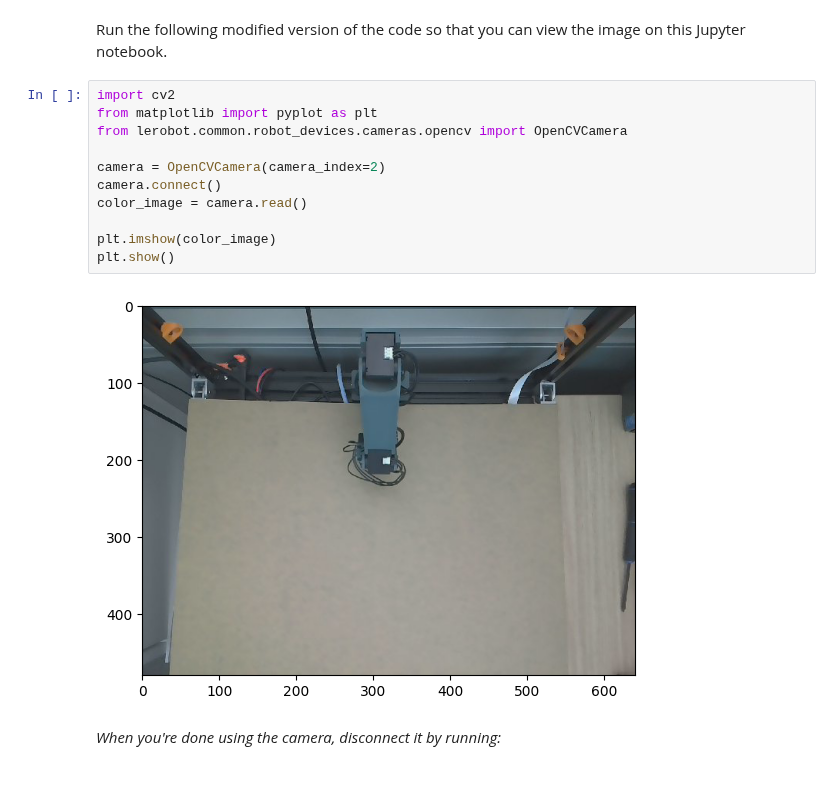
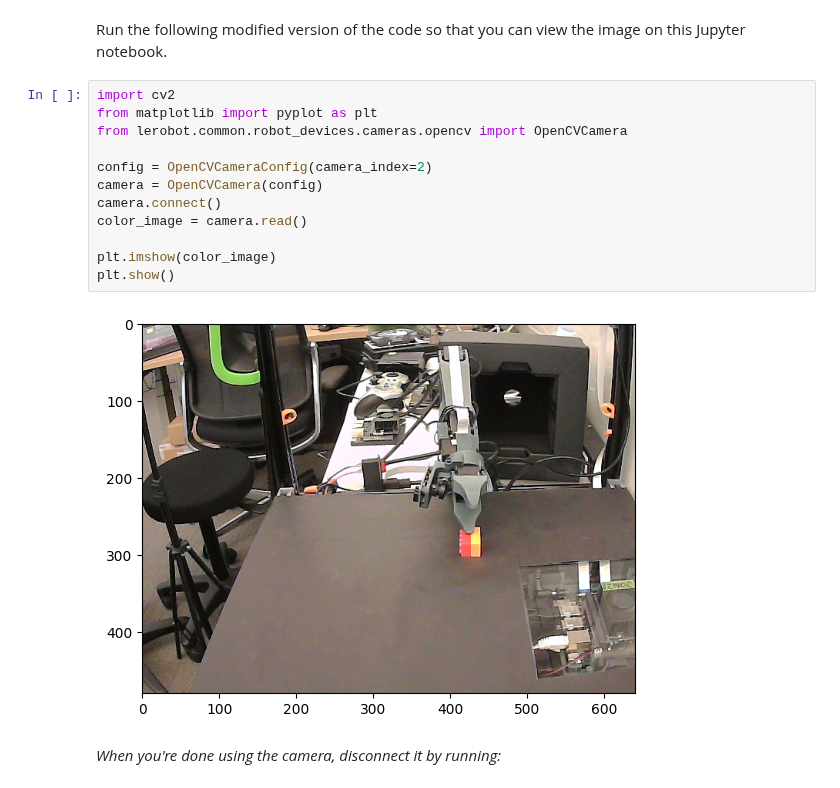
Before and after one commit to dusty-nv/jetson-containers, a Jupyter notebook: packages/robots/lerobot/lerobot_overlay/notebooks/7-2_real-robot_configure-motors.ipynb, the cells around one changed output. Cells and saved outputs as stored; diff of their text form.

```diff
--- a/packages/robots/lerobot/lerobot_overlay/notebooks/7-2_real-robot_configure-motors.ipynb
+++ b/packages/robots/lerobot/lerobot_overlay/notebooks/7-2_real-robot_configure-motors.ipynb
@@ -562,16 +623,17 @@ Run the following modified version of the code so that you can view the image on
 # %%
 import cv2
 from matplotlib import pyplot as plt
 from lerobot.common.robot_devices.cameras.opencv import OpenCVCamera
 
-camera = OpenCVCamera(camera_index=2)
+config = OpenCVCameraConfig(camera_index=2)
+camera = OpenCVCamera(config)
 camera.connect()
 color_image = camera.read()
 
 plt.imshow(color_image)
 plt.show()
 # %% [output]
-[figure, old version]
+[figure, new version]
 # %% [markdown]
 *When you're done using the camera, disconnect it by running:*
 # %%
```
Also changed, not shown: parts of 36 cells of this notebook, 1 other file.
